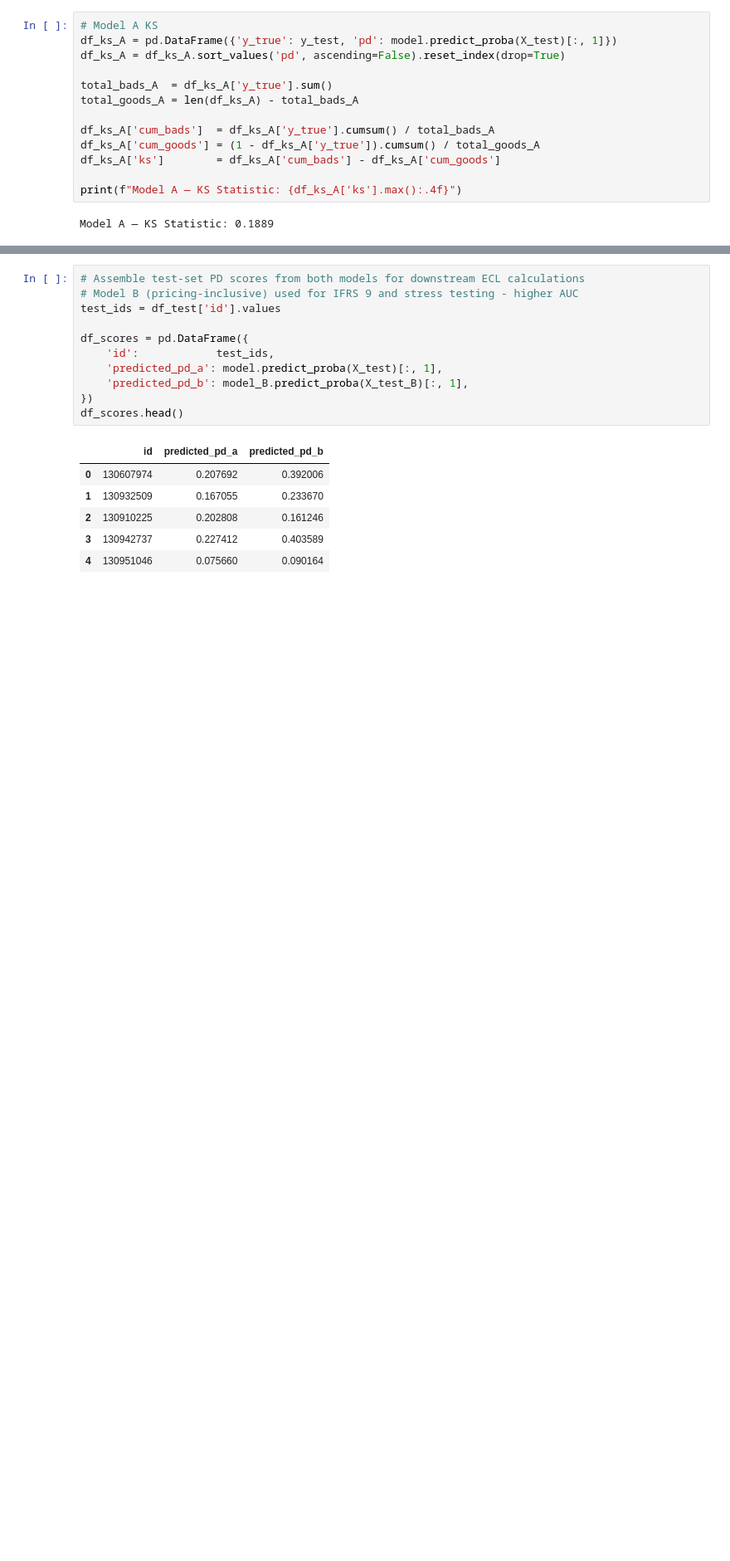
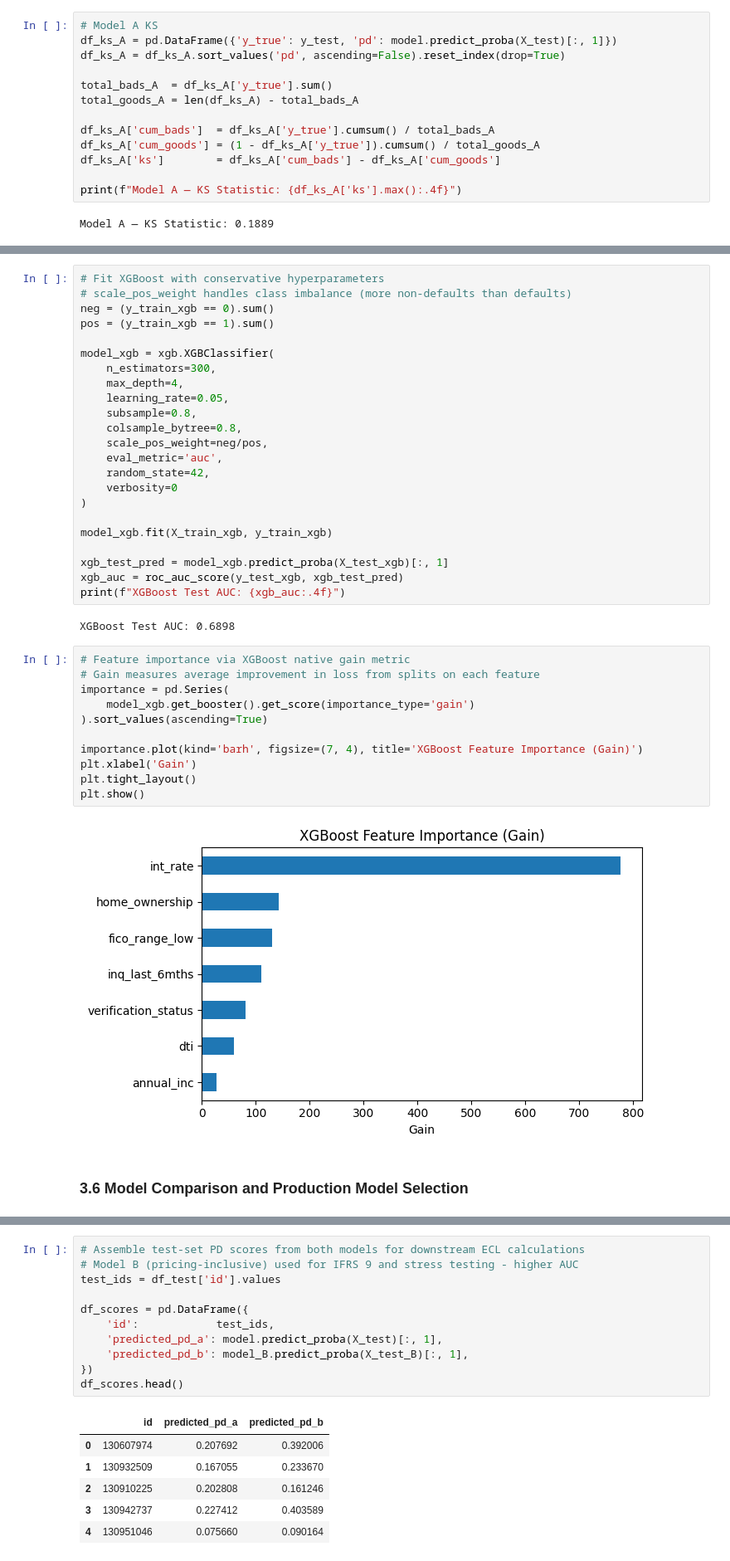
Before and after one commit to BhavyaMehra/retail-credit-risk-pd-model, a Jupyter notebook: notebooks/LendingClub.ipynb, the cells around one changed output, grey strips where cells are left out. Shown at 83% size. Saved outputs shown, nothing was run; the diff lists cells and outputs as text; blank space fills up the shorter version.

```diff
--- a/notebooks/LendingClub.ipynb
+++ b/notebooks/LendingClub.ipynb
@@ -667,0 +725,40 @@ Model A — KS Statistic: 0.1889
+# %%
+# Fit XGBoost with conservative hyperparameters
+# scale_pos_weight handles class imbalance (more non-defaults than defaults)
+neg = (y_train_xgb == 0).sum()
+pos = (y_train_xgb == 1).sum()
+
+model_xgb = xgb.XGBClassifier(
+    n_estimators=300,
+    max_depth=4,
+    learning_rate=0.05,
+    subsample=0.8,
+    colsample_bytree=0.8,
+    scale_pos_weight=neg/pos,
+    eval_metric='auc',
+    random_state=42,
+    verbosity=0
+)
+
+model_xgb.fit(X_train_xgb, y_train_xgb)
+
+xgb_test_pred = model_xgb.predict_proba(X_test_xgb)[:, 1]
+xgb_auc = roc_auc_score(y_test_xgb, xgb_test_pred)
+print(f"XGBoost Test AUC: {xgb_auc:.4f}")
+# %% [output]
+XGBoost Test AUC: 0.6898
+# %%
+# Feature importance via XGBoost native gain metric
+# Gain measures average improvement in loss from splits on each feature
+importance = pd.Series(
+    model_xgb.get_booster().get_score(importance_type='gain')
+).sort_values(ascending=True)
+
+importance.plot(kind='barh', figsize=(7, 4), title='XGBoost Feature Importance (Gain)')
+plt.xlabel('Gain')
+plt.tight_layout()
+plt.show()
+# %% [output]
+[figure, added]
+# %% [markdown]
+### 3.6 Model Comparison and Production Model Selection
```
Also changed, not shown: parts of 34 cells of this notebook.
